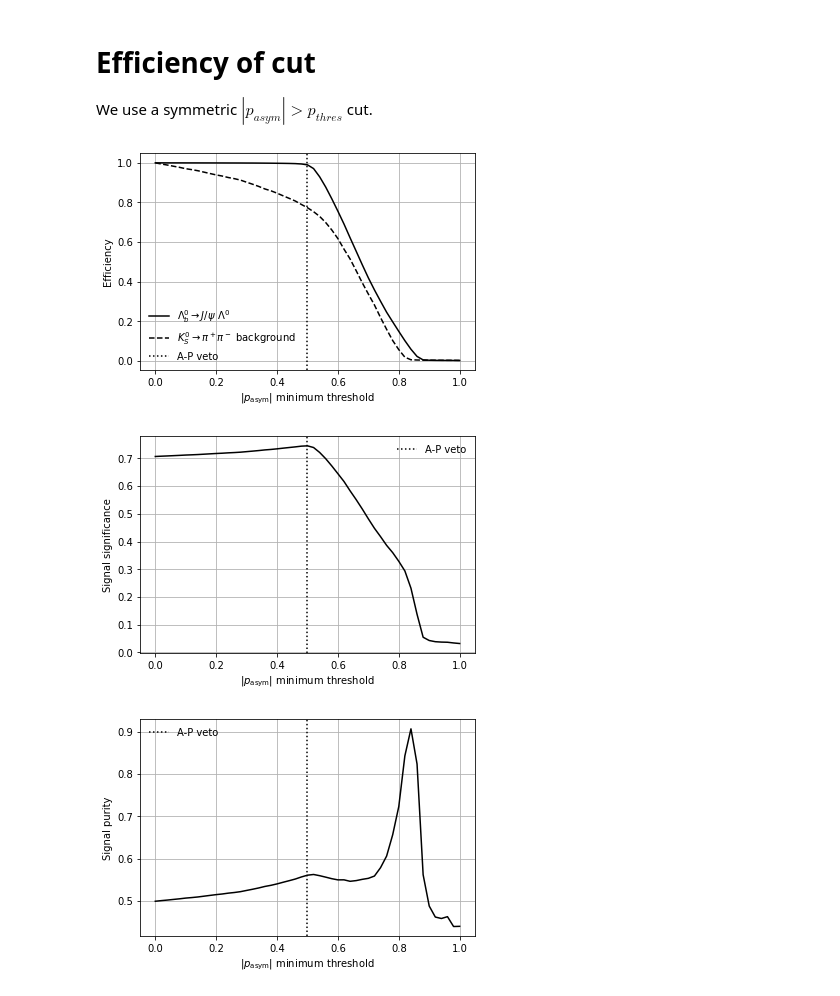
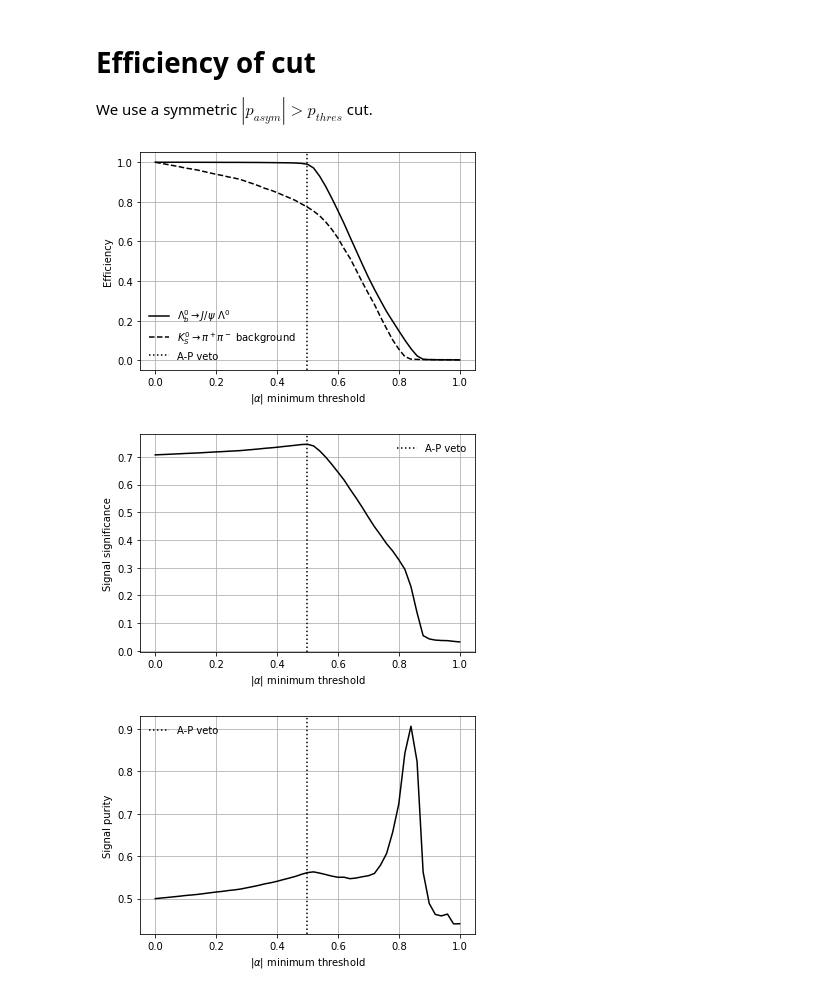
Before and after one commit to alatios/lb2jpsil_physical-background-studies, a Jupyter notebook: 02_armenteros_podolanski.ipynb, the cells around one changed output. Drawn from its saved outputs; the diff is of its cells as text; code cells hidden in the pictures.

Commit message:
Change label in AP plots

```diff
--- a/02_armenteros_podolanski.ipynb
+++ b/02_armenteros_podolanski.ipynb
@@ -384,7 +389,7 @@ axv_params = {
 plt.plot(thresholds, lambdab_sig_eff, **common_params, **lambda_params)
 plt.plot(thresholds, b_sig_eff, **common_params, **b_params)
 plt.axvline(current_veto, **common_params, **axv_params)
-plt.xlabel(r"$|p_\mathrm{asym}|$ minimum threshold")
+plt.xlabel(r"$|\alpha|$ minimum threshold")
 plt.ylabel("Efficiency")
 plt.legend(frameon=False)
 plt.grid()
@@ -394,7 +399,7 @@ if save_plots:
 
 plt.show()
 # %% [output]
-[figure, old version]
+[figure, new version]
 # %%
 def compute_signal_significance(threshold):
     s = compute_lambdab_efficiency(threshold)
@@ -413,24 +418,24 @@ sig_purities = np.array([compute_signal_purity(threshold) for threshold in thres
 # %%
 filename = 'ap_significances'
 
 plt.plot(thresholds, sig_significances, color='black')
 plt.axvline(current_veto, **common_params, **axv_params)
 
-plt.xlabel(r"$|p_\mathrm{asym}|$ minimum threshold")
+plt.xlabel(r"$|\alpha|$ minimum threshold")
 plt.ylabel("Signal significance")
 plt.grid()
 plt.legend(frameon=False)
 if save_plots:
     plt.savefig(plot_directory + filename + '.pdf', bbox_inches='tight')
 plt.show()
 # %% [output]
-[figure, old version]
+[figure, new version]
 # %%
 filename = 'ap_purities'
 
 plt.plot(thresholds, sig_purities, color='black')
 plt.axvline(current_veto, **common_params, **axv_params)
-plt.xlabel(r"$|p_\mathrm{asym}|$ minimum threshold")
+plt.xlabel(r"$|\alpha|$ minimum threshold")
 plt.ylabel("Signal purity")
 plt.grid()
 plt.legend(frameon=False)
@@ -438,7 +443,7 @@ if save_plots:
     plt.savefig(plot_directory + filename + '.pdf', bbox_inches='tight')
 plt.show()
 # %% [output]
-[figure, old version]
+[figure, new version]
 # %%
 for t, s, b, ss, sp in zip(thresholds, lambdab_sig_eff, b_sig_eff, sig_significances, sig_purities):
     print(f'{t}\t\t{s}\t{1-b}\t{ss}\t{sp}')
```
Also changed, not shown: parts of 8 cells of this notebook.
